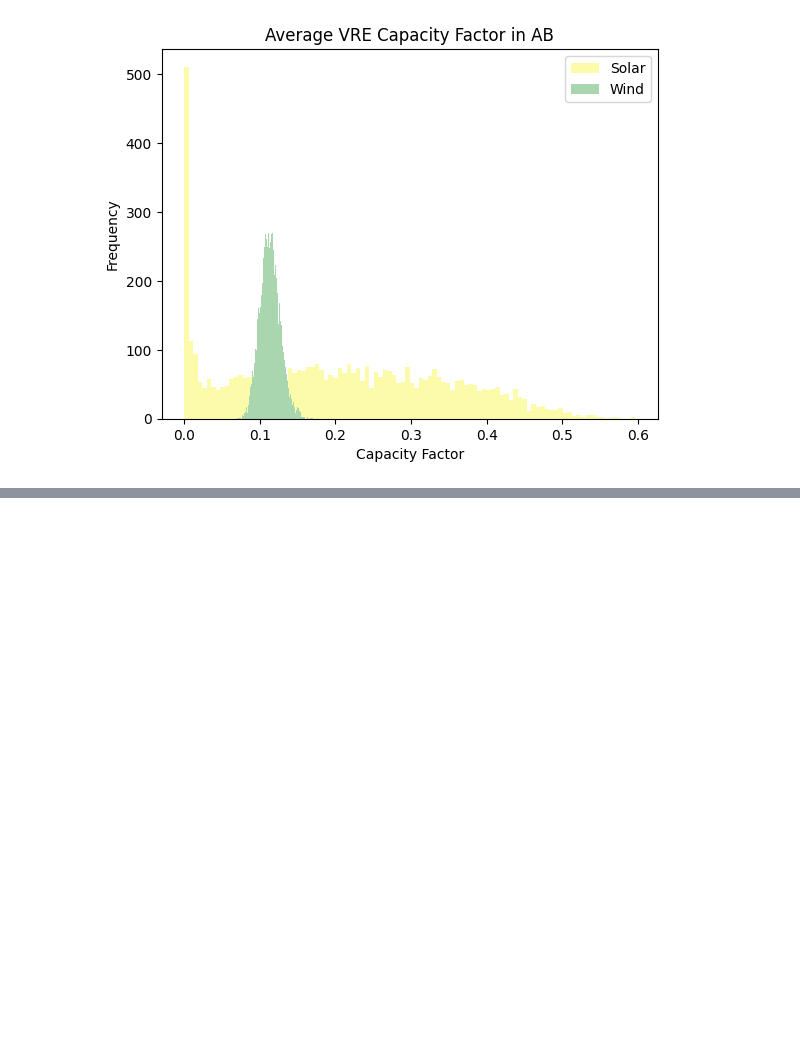
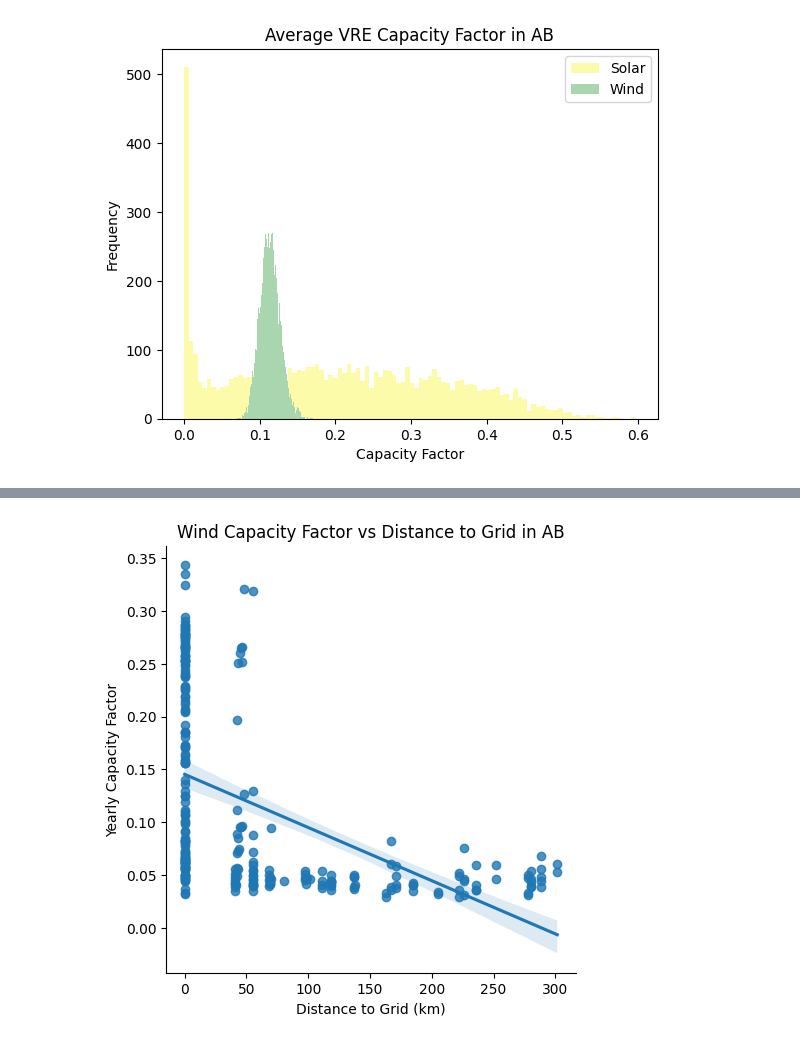
Before and after one commit to smmiri/COPPER_improvement, a Jupyter notebook: plan_oper_translator/cf_stats.ipynb, the cells around one changed output, grey strips where cells are left out. Saved outputs shown, nothing was run; the diff lists cells and outputs as text; code cells hidden in the pictures; blank space fills up the shorter version.

```diff
--- a/plan_oper_translator/cf_stats.ipynb
+++ b/plan_oper_translator/cf_stats.ipynb
@@ -123,0 +158,8 @@ plt.show()
+# %%
+sns.lmplot(x='distance', y='yearly_cf', data=windcf_AB_analysis)
+plt.title('Wind Capacity Factor vs Distance to Grid in AB')
+plt.xlabel('Distance to Grid (km)')
+plt.ylabel('Yearly Capacity Factor')
+plt.savefig('windcf_AB_analysis.jpg', dpi=300, bbox_inches='tight')
+# %% [output]
+[figure, added]
```
Also changed, not shown: parts of 2 cells of this notebook, 3 other files.
